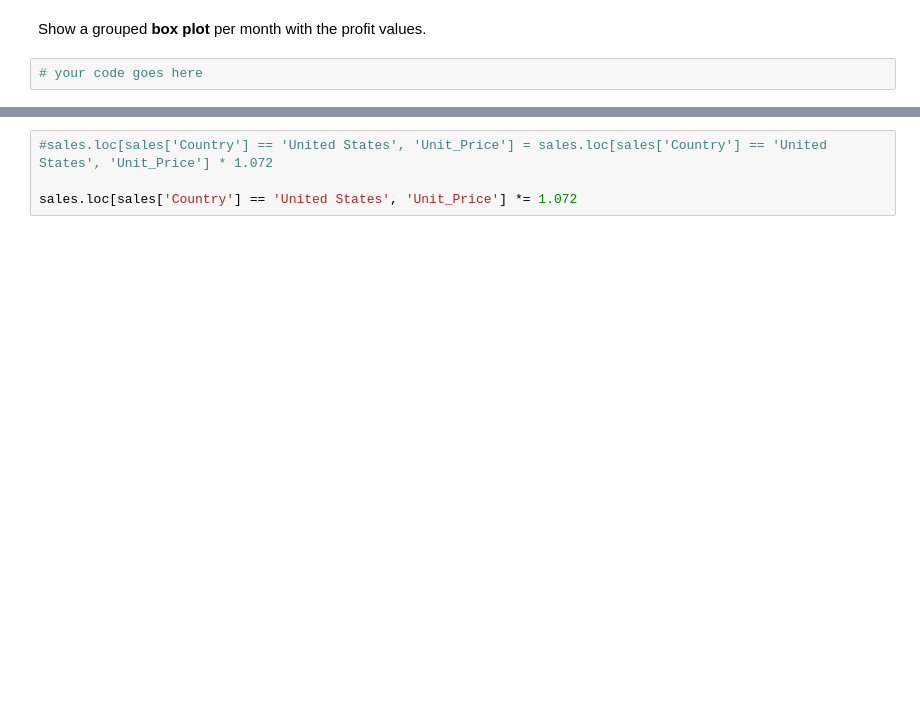
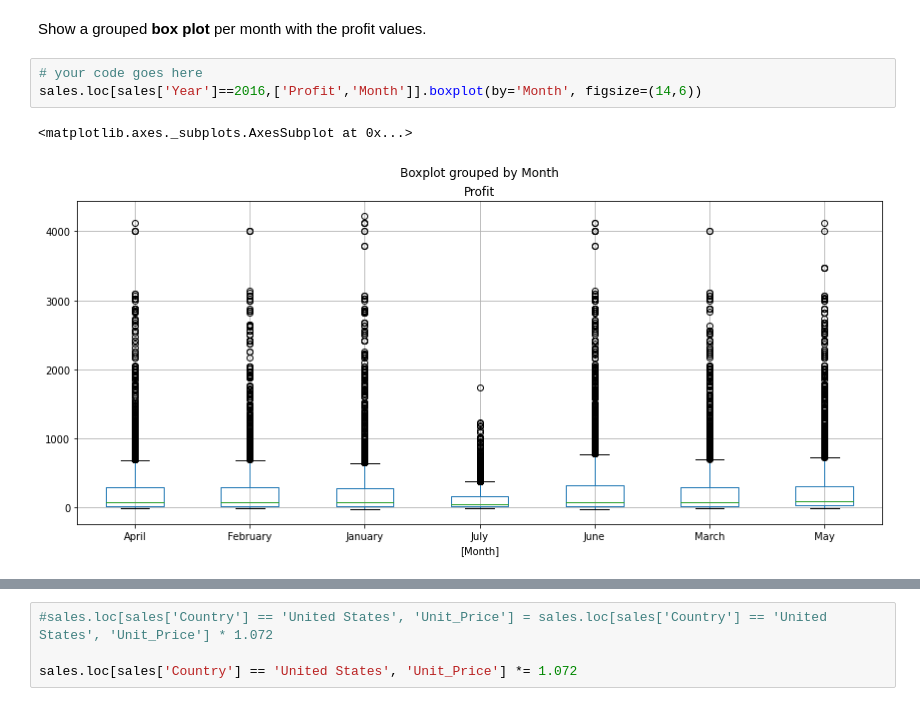
Before and after one commit to JohnyQuek/FreeCodeCamp1, a Jupyter notebook: Exercises_1 (Johny).ipynb, the cells around one changed output, grey strips where cells are left out. Drawn from its saved outputs; the diff is of its cells as text; blank space fills up the shorter version.

```diff
--- a/Exercises_1 (Johny).ipynb
+++ b/Exercises_1 (Johny).ipynb
@@ -681,7 +699,11 @@ sales.loc[cond].shape[0]
 # %% [markdown]
 Show a grouped <b>box plot</b> per month with the profit values.
-# %%
-# your code goes here
+# %%
+# your code goes here
+sales.loc[sales['Year']==2016,['Profit','Month']].boxplot(by='Month', figsize=(14,6))
+# %% [output]
+<matplotlib.axes._subplots.AxesSubplot at 0x...>
+[figure, added]
 # %%
 profit_2016 = sales.loc[sales['Year'] == 2016, ['Profit', 'Month']]
 
```
Also changed, not shown: parts of 10 cells of this notebook.
